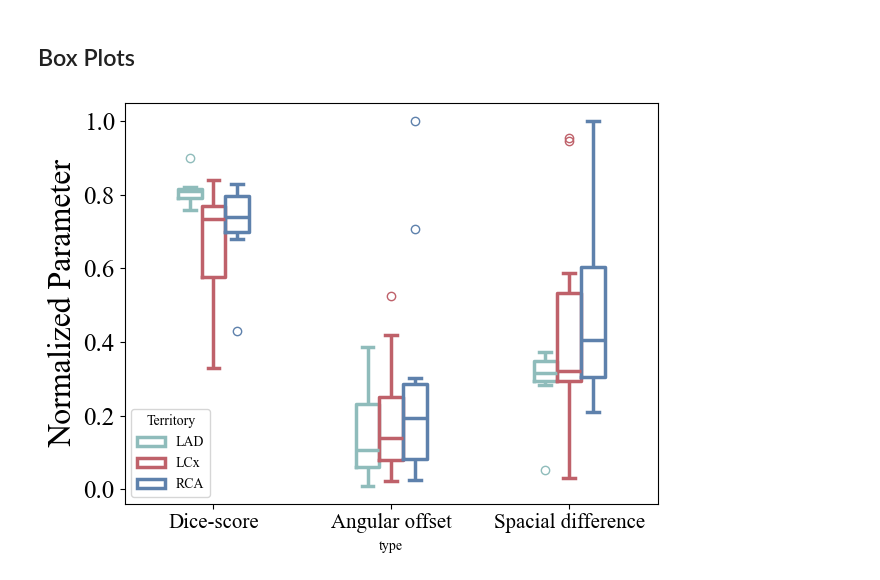
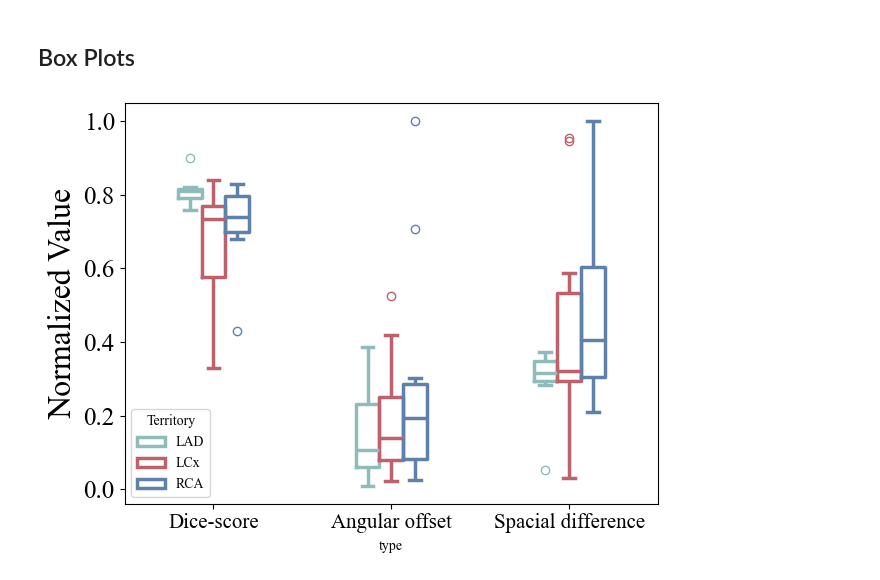
Before and after one commit to aseresti/Tessellation, a Jupyter notebook: Tessellation/Statistical_Analysis/Stats.ipynb, the cells around one changed output. Cells and saved outputs as stored; diff of their text form; code cells hidden in the pictures.

```diff
--- a/Tessellation/Statistical_Analysis/Stats.ipynb
+++ b/Tessellation/Statistical_Analysis/Stats.ipynb
@@ -277,13 +277,13 @@ df = pd.concat([df_dice, df_angle, df_space], ignore_index=True)
 # %%
 plt.figure()
 ax = sns.boxplot(hue='Territory', y='value', x='type', legend=True, data=df, width = 0.4,  linewidth=2.5, fill= False,palette={'LAD':color_set2[0], 'LCx': color_set2[1], 'RCA': color_set2[2]})
 
-ax.set_ylabel("Normalized Parameter", fontsize = 23)
+ax.set_ylabel("Normalized Value", fontsize = 23)
 #ax.tick_params(axis='x', rotation=90, labelsize=20)
 #ax.legend(loc = 'upper left', fontsize=16)
 plt.xticks(fontsize=15)
 plt.yticks(fontsize=18)
 plt.tight_layout()
 plt.show()
 # %% [output]
-[figure, old version]
+[figure, new version]
```
